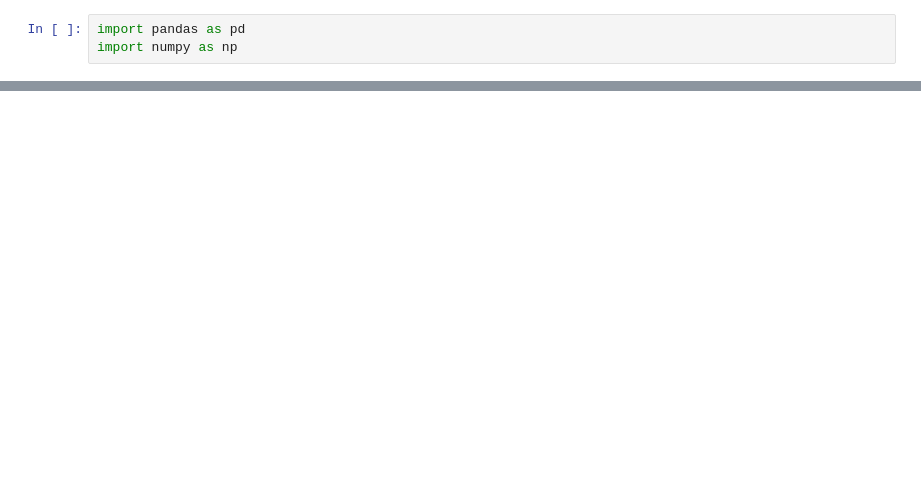
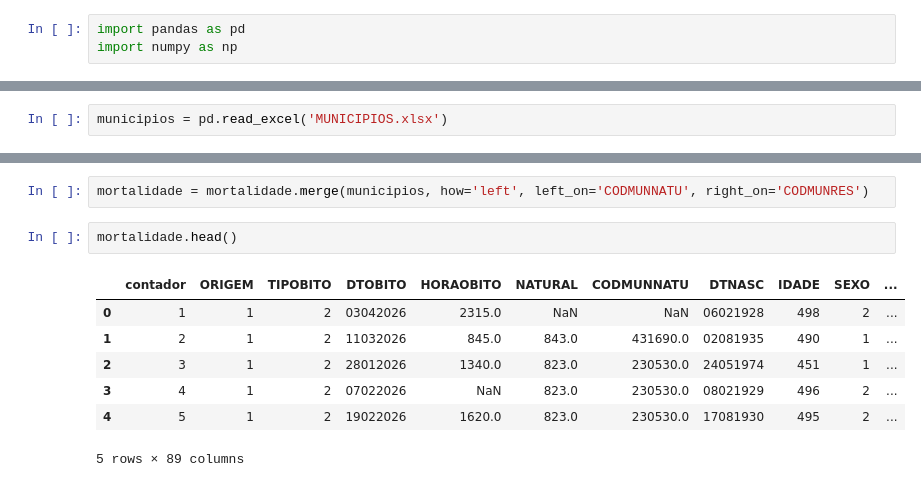
Before and after one commit to MatheusCabizuca/PROJETO_ADA_MODULO_1, a Jupyter notebook: Teste-Projeto.ipynb, the cells around one changed output, grey strips where cells are left out. Saved outputs shown, nothing was run; the diff lists cells and outputs as text; blank space fills up the shorter version.

```diff
--- a/Teste-Projeto.ipynb
+++ b/Teste-Projeto.ipynb
@@ -85,0 +36,2 @@ memory usage: 60.6 MB
+# %%
+municipios = pd.read_excel('MUNICIPIOS.xlsx')
@@ -85,0 +47,12 @@ memory usage: 60.6 MB
+# %%
+mortalidade = mortalidade.merge(municipios, how='left', left_on='CODMUNNATU', right_on='CODMUNRES')
+# %%
+mortalidade.head()
+# %% [output]
+|  | contador | ORIGEM | TIPOBITO | DTOBITO | HORAOBITO | NATURAL | CODMUNNATU | DTNASC | IDADE | SEXO | ... |
+| 0 | 1 | 1 | 2 | 03042026 | 2315.0 | NaN | NaN | 06021928 | 498 | 2 | ... |
+| 1 | 2 | 1 | 2 | 11032026 | 845.0 | 843.0 | 431690.0 | 02081935 | 490 | 1 | ... |
+| 2 | 3 | 1 | 2 | 28012026 | 1340.0 | 823.0 | 230530.0 | 24051974 | 451 | 1 | ... |
+| 3 | 4 | 1 | 2 | 07022026 | NaN | 823.0 | 230530.0 | 08021929 | 496 | 2 | ... |
+| 4 | 5 | 1 | 2 | 19022026 | 1620.0 | 823.0 | 230530.0 | 17081930 | 495 | 2 | ... |
+5 rows × 89 columns
```
Also changed, not shown: parts of 14 cells of this notebook.
